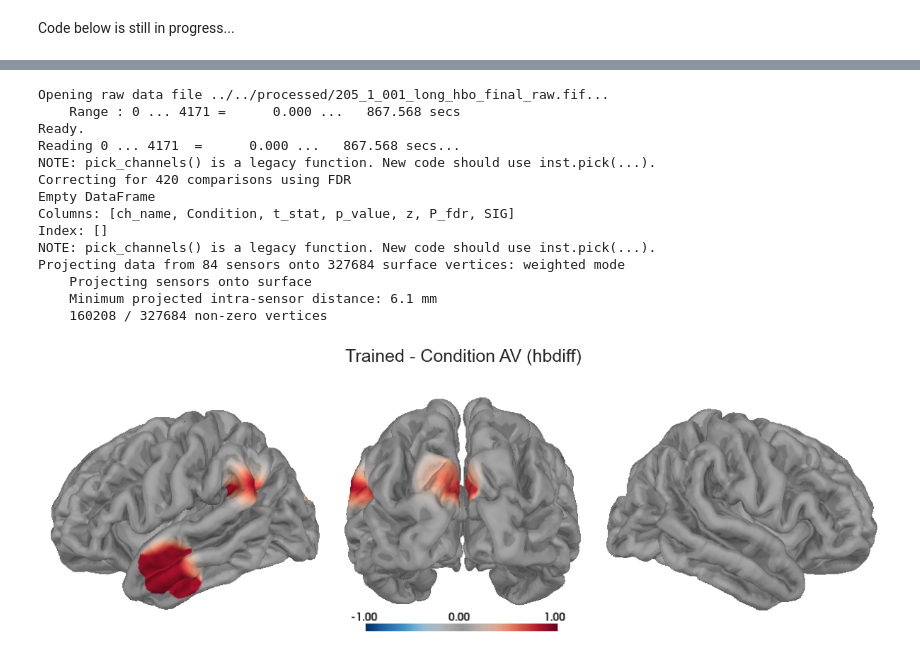
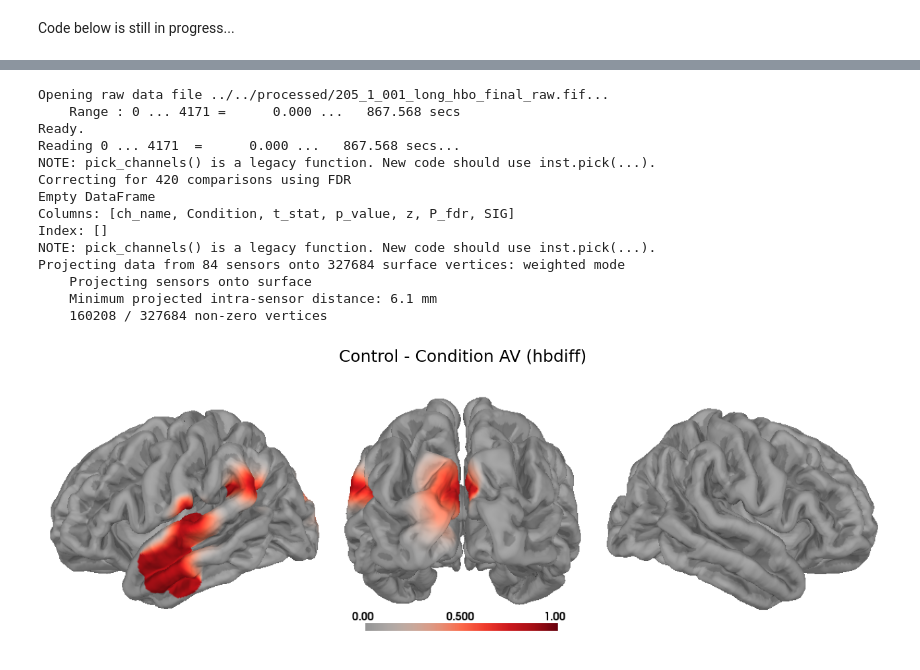
Before and after one commit to ansleykunnath/fnirs-analysis, a Jupyter notebook: fnirs_sj_training_analysis.ipynb, the cells around one changed output, grey strips where cells are left out. Saved outputs shown, nothing was run; the diff lists cells and outputs as text; code cells hidden in the pictures.

```diff
--- a/fnirs_sj_training_analysis.ipynb
+++ b/fnirs_sj_training_analysis.ipynb
@@ -288,13 +186,13 @@ No short channels found for 202_1_002_long.
 # %%
-# Remove subjects with >50% bad channels; SKIP
+# Remove subjects with >30% bad channels; SKIP
 
 bad_channels_df = pd.read_csv(bad_channels_filename)
 bad_channels_df['Percent Bad'] = bad_channels_df['Percent Bad'].str.rstrip('%').astype(float)
 average_bad_channels = bad_channels_df.groupby('Subject')['Percent Bad'].mean()
 
 # Find subjects with more than 30% bad channels
-bad_subjects = average_bad_channels[average_bad_channels > 50].index.tolist()
-print("Subjects with more than 50% bad channels:", bad_subjects)
+bad_subjects = average_bad_channels[average_bad_channels > 30].index.tolist()
+print("Subjects with more than 30% bad channels:", bad_subjects)
 
 # Initialize counters for each group
 removed_trained = 0
@@ -313,7 +211,7 @@ for subject in bad_subjects:
         subject_to_group.pop(subject_int, None)
 
 # Update the subjects list after counting the removed subjects
-subjects = [subject for subject in subjects if subject not in bad_subjects]
+subjects = [subject for subject in subjects if subject not in bad_subjects]        # UNCOMMENT TO REMOVE BAD SUBJECTS
 for group in subject_to_group.values():
     if group == "trained":
         remaining_trained += 1
@@ -327,7 +225,6 @@ print(f'Removed {removed_control} control subjects.')
 print(" ")
 print(f'Remaining trained subjects: {remaining_trained}')
 print(f'Remaining control subjects: {remaining_control}')
-
 
 # Load the bad channels data
 bad_channels_df = pd.read_csv(bad_channels_filename)
@@ -343,9 +240,9 @@ plt.figure(figsize=(12, 6))
 plt.bar(bad_channels_df_sorted['Subject'], bad_channels_df_sorted['Percent Bad'], color='blue', label='Percent Bad Channels')
 
 # Highlight subjects with more than 50% bad channels
-plt.bar(bad_channels_df_sorted[bad_channels_df_sorted['Percent Bad'] > 50]['Subject'],
-        bad_channels_df_sorted[bad_channels_df_sorted['Percent Bad'] > 50]['Percent Bad'],
-        color='red', label='> 50% Bad Channels')
+plt.bar(bad_channels_df_sorted[bad_channels_df_sorted['Percent Bad'] > 30]['Subject'],
+        bad_channels_df_sorted[bad_channels_df_sorted['Percent Bad'] > 30]['Percent Bad'],
+        color='red', label='> 30% Bad Channels')
 
 plt.xlabel('Subject')
 plt.ylabel('Percent Bad Channels')
@@ -1581,11 +1595,10 @@ GO HERE:
 # %%
-# Run paired t-test over days and plot changes over time
-# !!!!!!!!!!!!!!!!!!
+# Run paired t-test over days and plot changes over time, plot R^2 values onto brain
 
 # Load the final combined dataframe
 #df_final = pd.read_csv(op.join(results_path, f'df_combined_final_cha_{output_suffix}.csv'))
 conditions = ['AV']
-groups = ['trained']
+groups = ['control']
 chromas = ['hbdiff']
 
 df_final['ch_name'] = df_final['ch_name'].str.split(' ').str[0]
@@ -1683,18 +1696,19 @@ for group in groups:
             zs[condition] = np.array([
                 condition_data.loc[(condition_data['ch_name'] == ch_name), 'z'].values[0]
 
-                if not condition_data.loc[(condition_data['ch_name'] == ch_name), 'z'].empty and condition_data.loc[(condition_data['ch_name'] == ch_name), 'p_value'].values[0] < 0.05
+                if not condition_data.loc[(condition_data['ch_name'] == ch_name), 'z'].empty and condition_data.loc[(condition_data['ch_name'] == ch_name), 'P_fdr'].values[0] < 0.05
                 else 0
                 for ch_name in condition_data['ch_name']
             ])
 
-### NEW
-            highlight_channels = ['S15_D14', 'S19_D4', 'S21_D10']  # Specify the channels you want to highlight
+            highlight_channels = ['S19_D4', 'S21_D10', 'S19_D6', 'S15_D14', 'S25_D14']  # Specify the channels you want to highlight
             highlight_values = np.zeros(len(info_of_interest['ch_names']))
             highlight_values_dict = {
-                'S15_D14': 0.7367077245612972,  # R² for S15_D14 hbo
-                'S19_D4': 0.8657075815562162,   # R² for S19_D4 hbo
-                'S21_D10': 0.851818535397406    # R² for S21_D10 hbo
+                'S19_D4': 0.866,  # R² for S15_D14 hbo
+                'S21_D10': 0.852,
+                'S19_D6': 0.832,  # R² for S15_D14 hbo
+                'S15_D14': 0.737,
+                'S25_D14': 0.746,   # R² for S19_D4 hbo
             }
 
             # Set the values for the highlight channels
@@ -1712,13 +1726,12 @@ for group in groups:
                 evoked, trans='fsaverage', subject='fsaverage', mode='weighted',
                 distance=0.02, project=True, picks=picks, subjects_dir=subjects_dir)
 
-### NEW
             # Plot the brain and capture the image in-memory
             brain = stc.plot(hemi='both', views=['lat', 'frontal', 'lat'],
                              cortex='low_contrast', time_viewer=False, show_traces=False,
                              surface='pial', smoothing_steps=0, size=(1200, 400),
-                             clim=dict(kind='value', pos_lims=[0, 0.5, 1.0]),
-                             colormap='RdBu_r', view_layout='horizontal',
+                             clim=dict(kind='value', lims=[0, 0.5, 1.0]),
+                             colormap='Reds', view_layout='horizontal',
                              colorbar=(0, 1), time_label='', background='w',
                              brain_kwargs=dict(units='m'),
                              add_data_kwargs=dict(colorbar_kwargs=dict(
@@ -1735,32 +1748,32 @@ for group in groups:
             # Display the image in the composite figure
             ax = axes
             ax.imshow(screenshot)
             ax.axis('off')
             ax.set_title(f'{group.capitalize()} - Condition {condition} ({chroma})', fontsize=18)
 
             del df_day1, df_day3, df_merged, t_stats, p_values, ch_names, condition_list, results_df, z_scores
             gc.collect()  #
 
         plt.tight_layout(rect=[0, 0, 1, 0.96])
-        plt.savefig(op.join(results_path, f'{group}_{chroma}_composite_brain_plots_FDRinsig.png'))
+        plt.savefig(op.join(results_path, f'{group}_{chroma}_composite_brain_plots.png'))
         plt.show()
         plt.close(fig)
 
         del fig, axes, ch_of_interest, info_of_interest, evoked, stc, brain, screenshot
         gc.collect()  #
 # %% [output]
 Opening raw data file ../../processed/205_1_001_long_hbo_final_raw.fif...
     Range : 0 ... 4171 =      0.000 ...   867.568 secs
 Ready.
 Reading 0 ... 4171  =      0.000 ...   867.568 secs...
 NOTE: pick_channels() is a legacy function. New code should use inst.pick(...).
 Correcting for 420 comparisons using FDR
 Empty DataFrame
 Columns: [ch_name, Condition, t_stat, p_value, z, P_fdr, SIG]
 Index: []
 NOTE: pick_channels() is a legacy function. New code should use inst.pick(...).
 Projecting data from 84 sensors onto 327684 surface vertices: weighted mode
     Projecting sensors onto surface
     Minimum projected intra-sensor distance: 6.1 mm
     160208 / 327684 non-zero vertices
-[figure, old version]
+[figure, new version]
```
Also changed, not shown: parts of 26 cells of this notebook, 23 other files.
